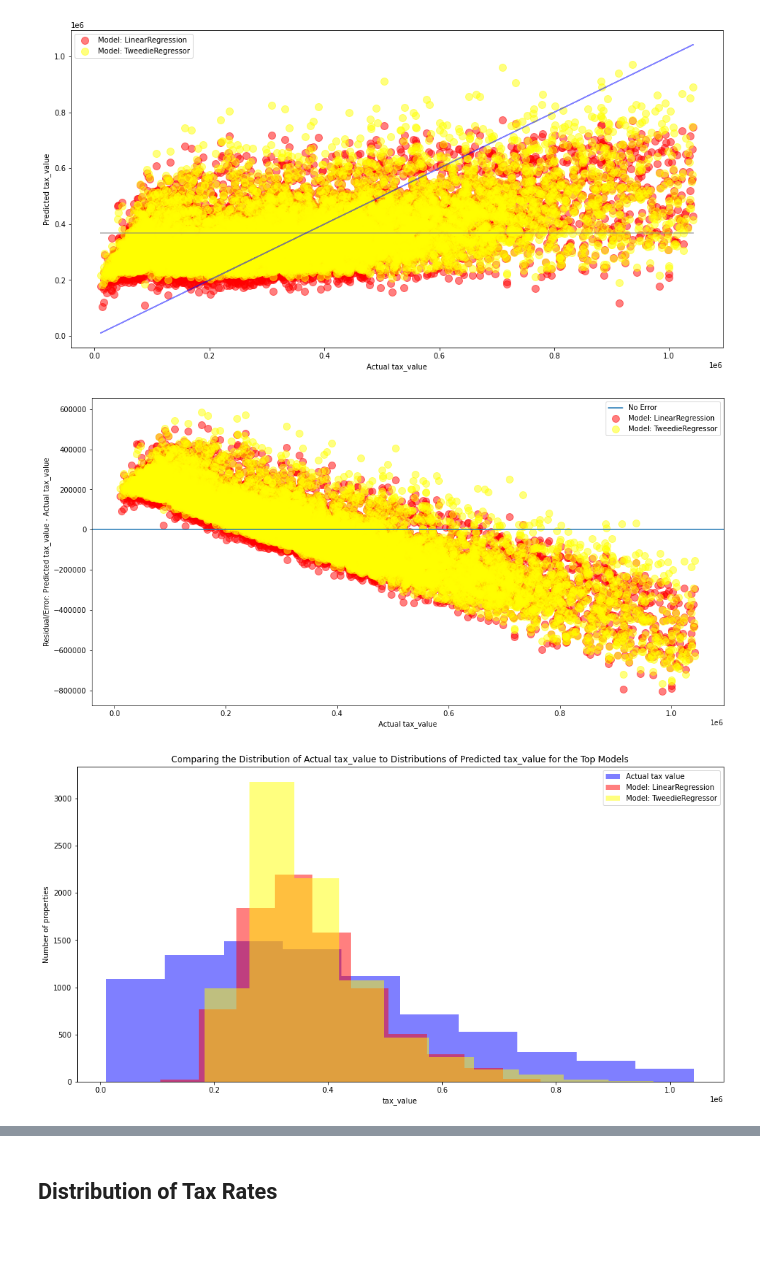
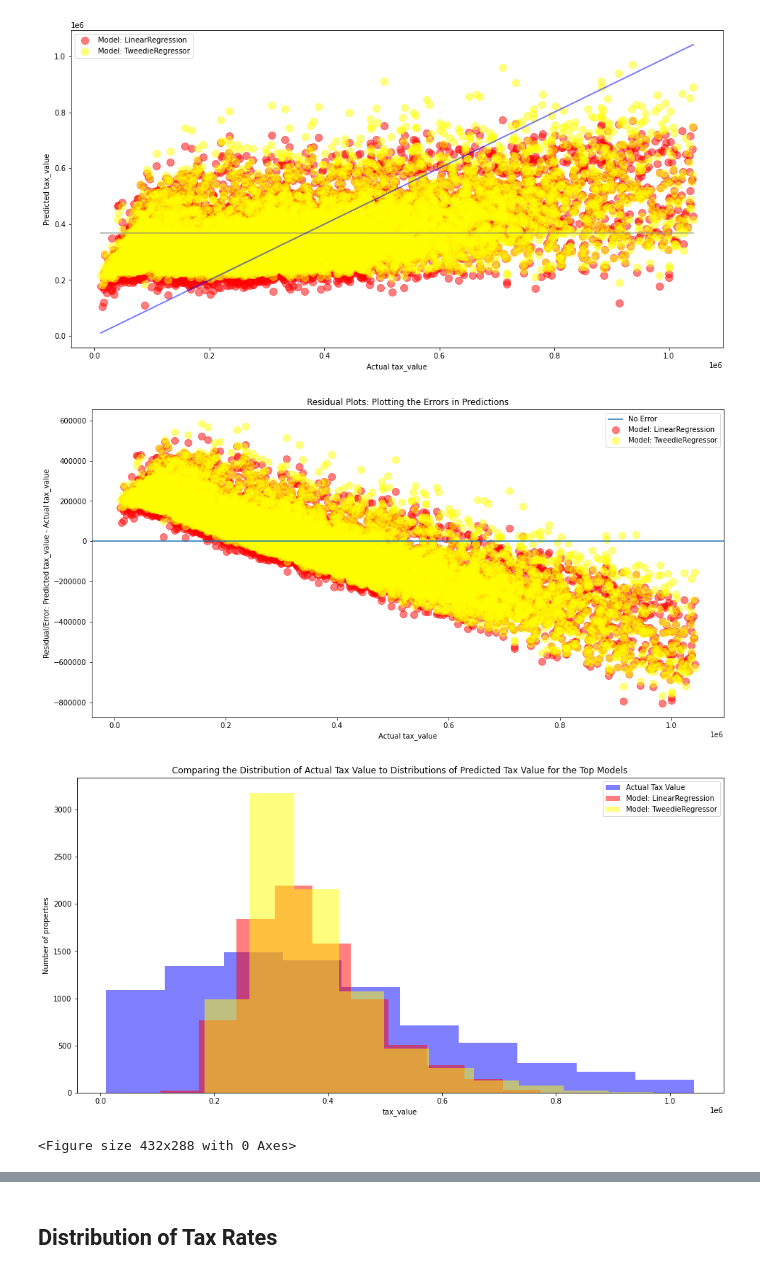
Before and after one commit to gabrielatijerina/regression-project, a Jupyter notebook: zillow-report.ipynb, the cells around one changed output, grey strips where cells are left out. Saved outputs shown, nothing was run; the diff lists cells and outputs as text; code cells hidden in the pictures; blank space fills up the shorter version.

```diff
--- a/zillow-report.ipynb
+++ b/zillow-report.ipynb
@@ -566,37 +682,39 @@ plt.show()
 # %% [output]
 [figure]
 # %%
-#residual plots: plotting the errors in predictions
+#Residual Plots: Plotting the Errors in Predictions
 # y_validate.head()
 plt.figure(figsize=(16,8))
 
 plt.axhline(label="No Error")
 
 plt.scatter(y_validate.tax_value, y_validate.tax_value_pred_lm - y_validate.tax_value,
             alpha=.5, color="red", s=100, label="Model: LinearRegression")
 plt.scatter(y_validate.tax_value, y_validate.tax_value_pred_glm - y_validate.tax_value,
             alpha=.5, color="yellow", s=100, label="Model: TweedieRegressor")
 
 plt.legend()
 plt.xlabel("Actual tax_value")
 plt.ylabel("Residual/Error: Predicted tax_value - Actual tax_value")
-
+plt.title("Residual Plots: Plotting the Errors in Predictions")
 plt.show()
 # %% [output]
-[figure, old version]
+[figure, new version]
 # %%
 #histogram
 # plot to visualize actual vs predicted.
 plt.figure(figsize=(16,8))
 
-plt.hist(y_validate.tax_value, color='blue', alpha=.5, label="Actual tax value")
+plt.hist(y_validate.tax_value, color='blue', alpha=.5, label="Actual Tax Value")
 plt.hist(y_validate.tax_value_pred_lm, color='red', alpha=.5, label="Model: LinearRegression")
 plt.hist(y_validate.tax_value_pred_glm, color='yellow', alpha=.5, label="Model: TweedieRegressor")
 
 plt.xlabel("tax_value")
 plt.ylabel("Number of properties")
-plt.title("Comparing the Distribution of Actual tax_value to Distributions of Predicted tax_value for the Top Models")
+plt.title("Comparing the Distribution of Actual Tax Value to Distributions of Predicted Tax Value for the Top Models")
 plt.legend()
 plt.show()
+plt.savefig('models.png')
 # %% [output]
 [figure]
+<Figure size 432x288 with 0 Axes>
```
Also changed, not shown: parts of 50 cells of this notebook.
